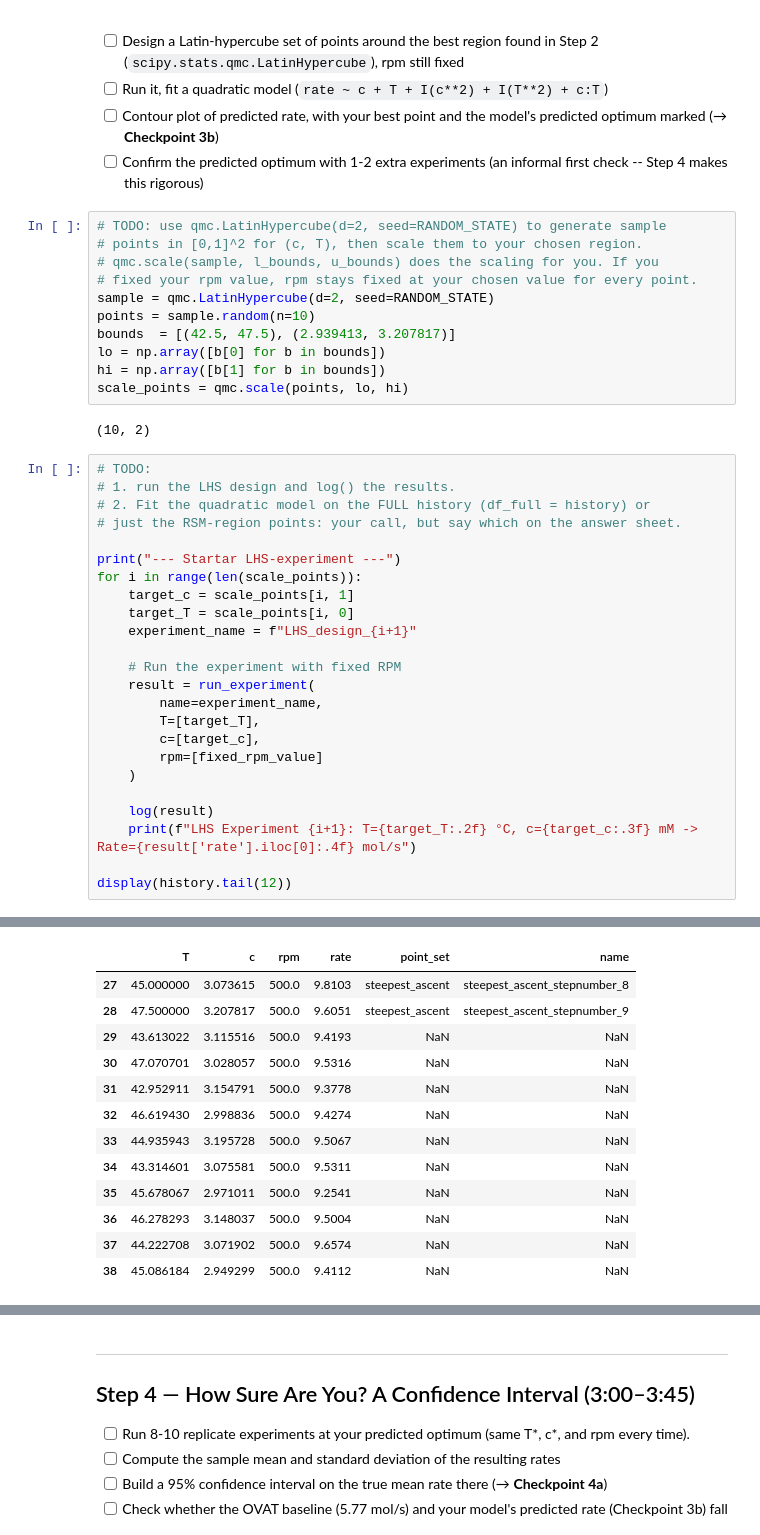
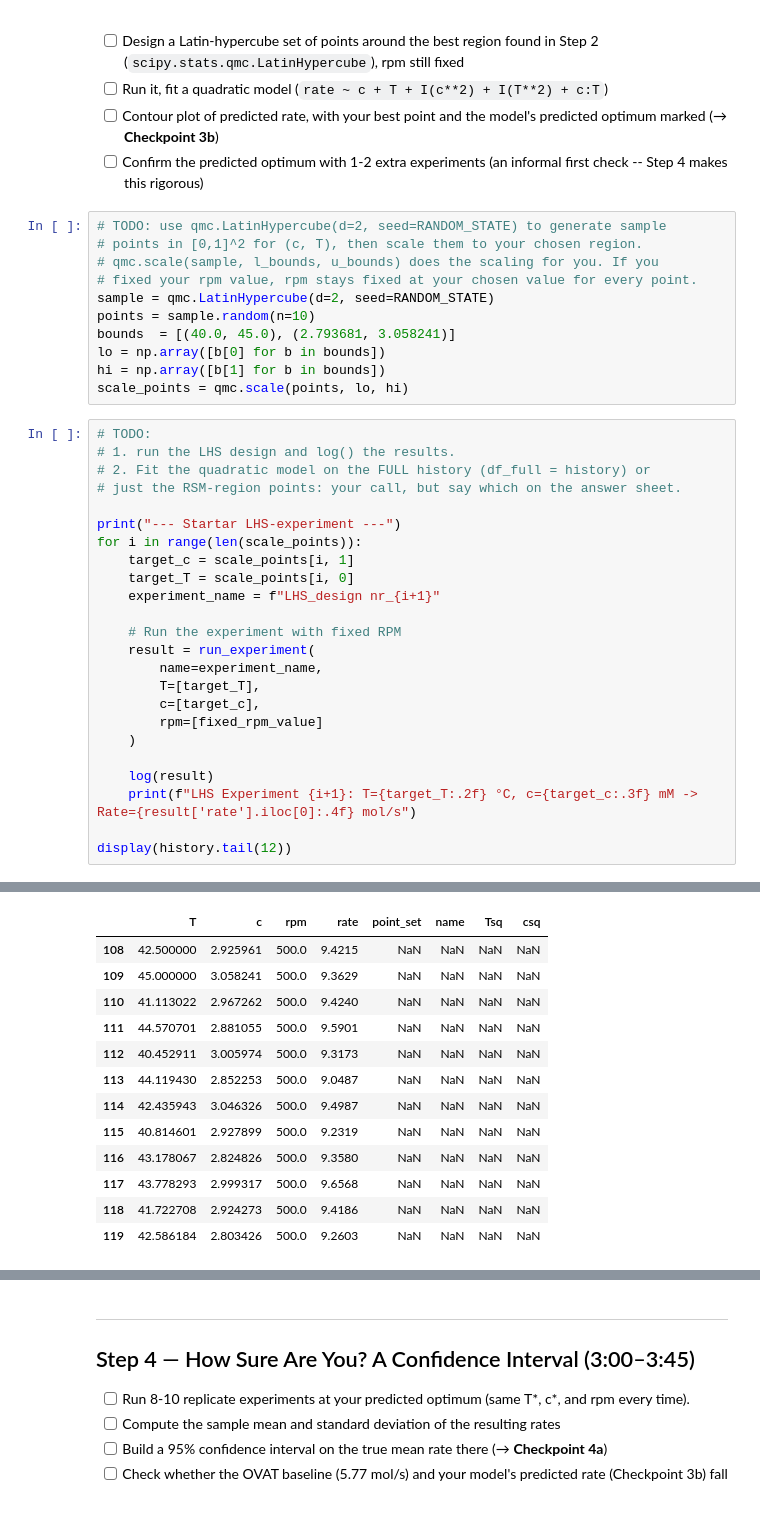
Before and after one commit to sundelinadam-design/1kb570_2026, a Jupyter notebook: Labs/03_optimising_catalytic_reaction/starter_notebook.ipynb, the cells around one changed output, grey strips where cells are left out. Saved outputs shown, nothing was run; the diff lists cells and outputs as text.

```diff
--- a/Labs/03_optimising_catalytic_reaction/starter_notebook.ipynb
+++ b/Labs/03_optimising_catalytic_reaction/starter_notebook.ipynb
@@ -434,12 +416,10 @@ Stopping steepest ascent immediately because rate stagnated or decreased. Curren
 # fixed your rpm value, rpm stays fixed at your chosen value for every point.
 sample = qmc.LatinHypercube(d=2, seed=RANDOM_STATE)
 points = sample.random(n=10)
-bounds  = [(42.5, 47.5), (2.939413, 3.207817)]
+bounds  = [(40.0, 45.0), (2.793681, 3.058241)]
 lo = np.array([b[0] for b in bounds])
 hi = np.array([b[1] for b in bounds])
 scale_points = qmc.scale(points, lo, hi)
-# %% [output]
-(10, 2)
 # %%
 # TODO:
 # 1. run the LHS design and log() the results.
@@ -450,7 +430,7 @@ print("--- Startar LHS-experiment ---")
 for i in range(len(scale_points)):
     target_c = scale_points[i, 1]
     target_T = scale_points[i, 0]
-    experiment_name = f"LHS_design_{i+1}"
+    experiment_name = f"LHS_design nr_{i+1}"
 
     # Run the experiment with fixed RPM
     result = run_experiment(
@@ -485,16 +465,16 @@ Alla LHS-experiment har loggats i historiken.
-|  | T | c | rpm | rate | point_set | name |
-| 27 | 45.000000 | 3.073615 | 500.0 | 9.8103 | steepest_ascent | steepest_ascent_stepnumber_8 |
-| 28 | 47.500000 | 3.207817 | 500.0 | 9.6051 | steepest_ascent | steepest_ascent_stepnumber_9 |
-| 29 | 43.613022 | 3.115516 | 500.0 | 9.4193 | NaN | NaN |
-| 30 | 47.070701 | 3.028057 | 500.0 | 9.5316 | NaN | NaN |
-| 31 | 42.952911 | 3.154791 | 500.0 | 9.3778 | NaN | NaN |
-| 32 | 46.619430 | 2.998836 | 500.0 | 9.4274 | NaN | NaN |
-| 33 | 44.935943 | 3.195728 | 500.0 | 9.5067 | NaN | NaN |
-| 34 | 43.314601 | 3.075581 | 500.0 | 9.5311 | NaN | NaN |
-| 35 | 45.678067 | 2.971011 | 500.0 | 9.2541 | NaN | NaN |
-| 36 | 46.278293 | 3.148037 | 500.0 | 9.5004 | NaN | NaN |
-| 37 | 44.222708 | 3.071902 | 500.0 | 9.6574 | NaN | NaN |
-| 38 | 45.086184 | 2.949299 | 500.0 | 9.4112 | NaN | NaN |
+|  | T | c | rpm | rate | point_set | name | Tsq | csq |
+| 108 | 42.500000 | 2.925961 | 500.0 | 9.4215 | NaN | NaN | NaN | NaN |
+| 109 | 45.000000 | 3.058241 | 500.0 | 9.3629 | NaN | NaN | NaN | NaN |
+| 110 | 41.113022 | 2.967262 | 500.0 | 9.4240 | NaN | NaN | NaN | NaN |
+| 111 | 44.570701 | 2.881055 | 500.0 | 9.5901 | NaN | NaN | NaN | NaN |
+| 112 | 40.452911 | 3.005974 | 500.0 | 9.3173 | NaN | NaN | NaN | NaN |
+| 113 | 44.119430 | 2.852253 | 500.0 | 9.0487 | NaN | NaN | NaN | NaN |
+| 114 | 42.435943 | 3.046326 | 500.0 | 9.4987 | NaN | NaN | NaN | NaN |
+| 115 | 40.814601 | 2.927899 | 500.0 | 9.2319 | NaN | NaN | NaN | NaN |
+| 116 | 43.178067 | 2.824826 | 500.0 | 9.3580 | NaN | NaN | NaN | NaN |
+| 117 | 43.778293 | 2.999317 | 500.0 | 9.6568 | NaN | NaN | NaN | NaN |
+| 118 | 41.722708 | 2.924273 | 500.0 | 9.4186 | NaN | NaN | NaN | NaN |
+| 119 | 42.586184 | 2.803426 | 500.0 | 9.2603 | NaN | NaN | NaN | NaN |
 # %%
 df_full = history
 quad_model = smf.ols(
```
Also changed, not shown: parts of 8 cells of this notebook.
